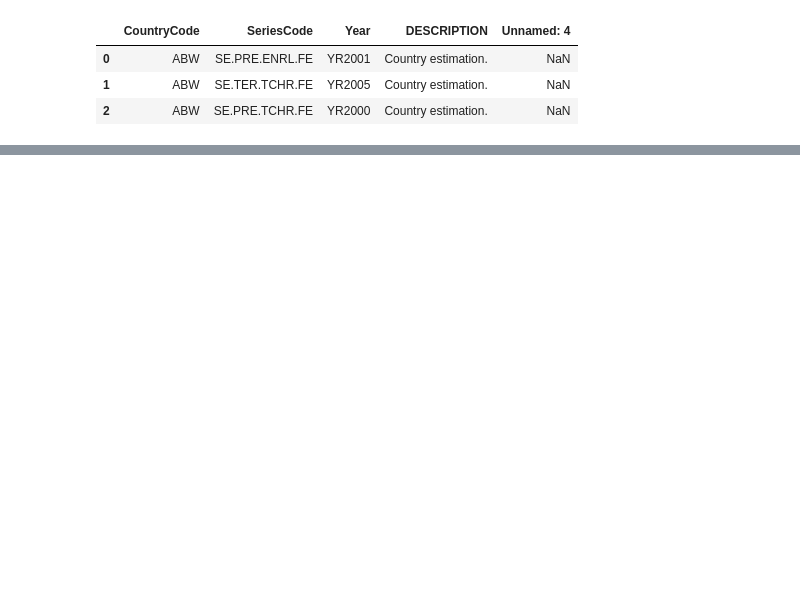
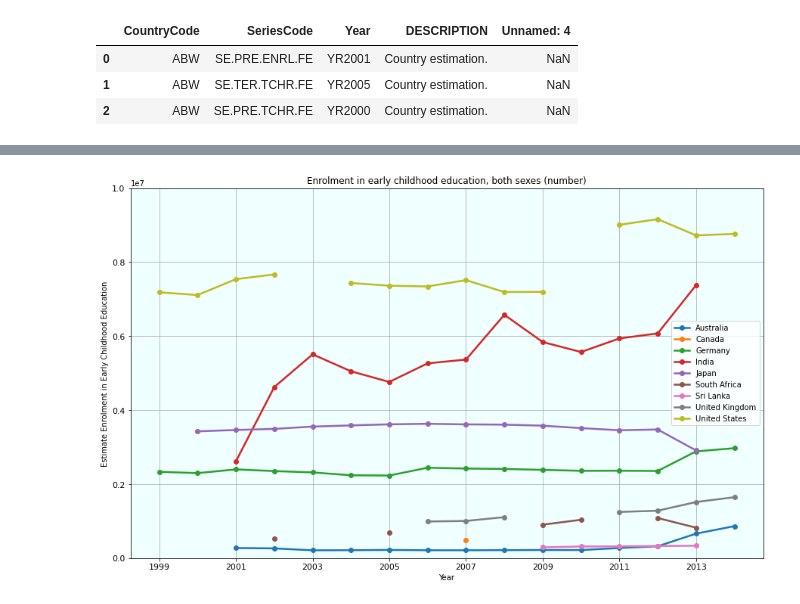
Before and after one commit to Keshav1506/World-Bank-Global-Education-Analysis, a Jupyter notebook: WorldBankEDA.ipynb, the cells around one changed output, grey strips where cells are left out. Saved outputs shown, nothing was run; the diff lists cells and outputs as text; code cells hidden in the pictures; blank space fills up the shorter version.

```diff
--- a/WorldBankEDA.ipynb
+++ b/WorldBankEDA.ipynb
@@ -8,0 +45,10 @@ In this project we are going to analyze the EdStats Data in order to find out va
+# %%
+# List of selected indicators for analysis
+Indicators = ["UIS.E.0.T", "SE.PRE.PRIV.ZS", "SE.XPD.TOTL.GD.ZS", "SE.XPD.TOTL.GB.ZS", "HH.DHS.PCR",
+              "UIS.LP.Ag15t99", "SP.PRE.TOTL.IN","SP.PRM.TOTL.IN", "SP.SEC.TOTL.IN", "SP.TER.TOTL.IN"]
+print(len(Indicators))
+
+# List of countries that have been selected for analysis.
+Countries = ["India", "United States", "United Kingdom", "Australia", "Germany",
+             "South Africa", "Canada", "Japan", "Sri Lanka"]
+len(Countries)
@@ -125,0 +235,7 @@ EdStatsSeries.head(3)
+# %%
+temp1, t1 = get_columnwise_data(Indicators[0])
+temp2, t2 = get_rowwise_data(Indicators[1])
+# %%
+temp1.plot(x = "Year", kind='line', title = t1, ylabel = "Estimate Enrolment in Early Childhood Education", ylim = (0, 1e7), figsize=(15,9), fontsize = 11, grid = True, linewidth = 2.5, marker = "o").patch.set_facecolor('#f0ffff')
+# %% [output]
+[figure, added]
```
Also changed, not shown: parts of 26 cells of this notebook.
